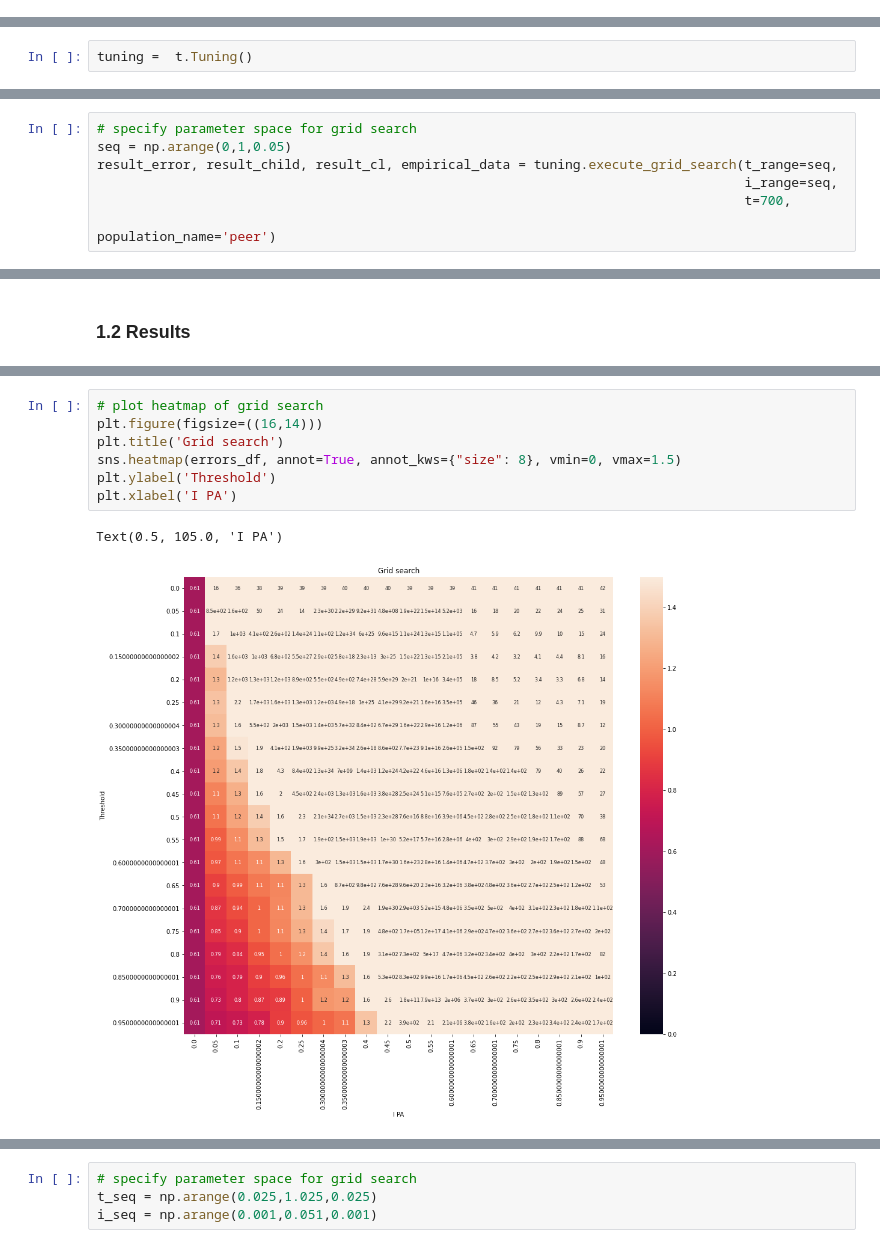
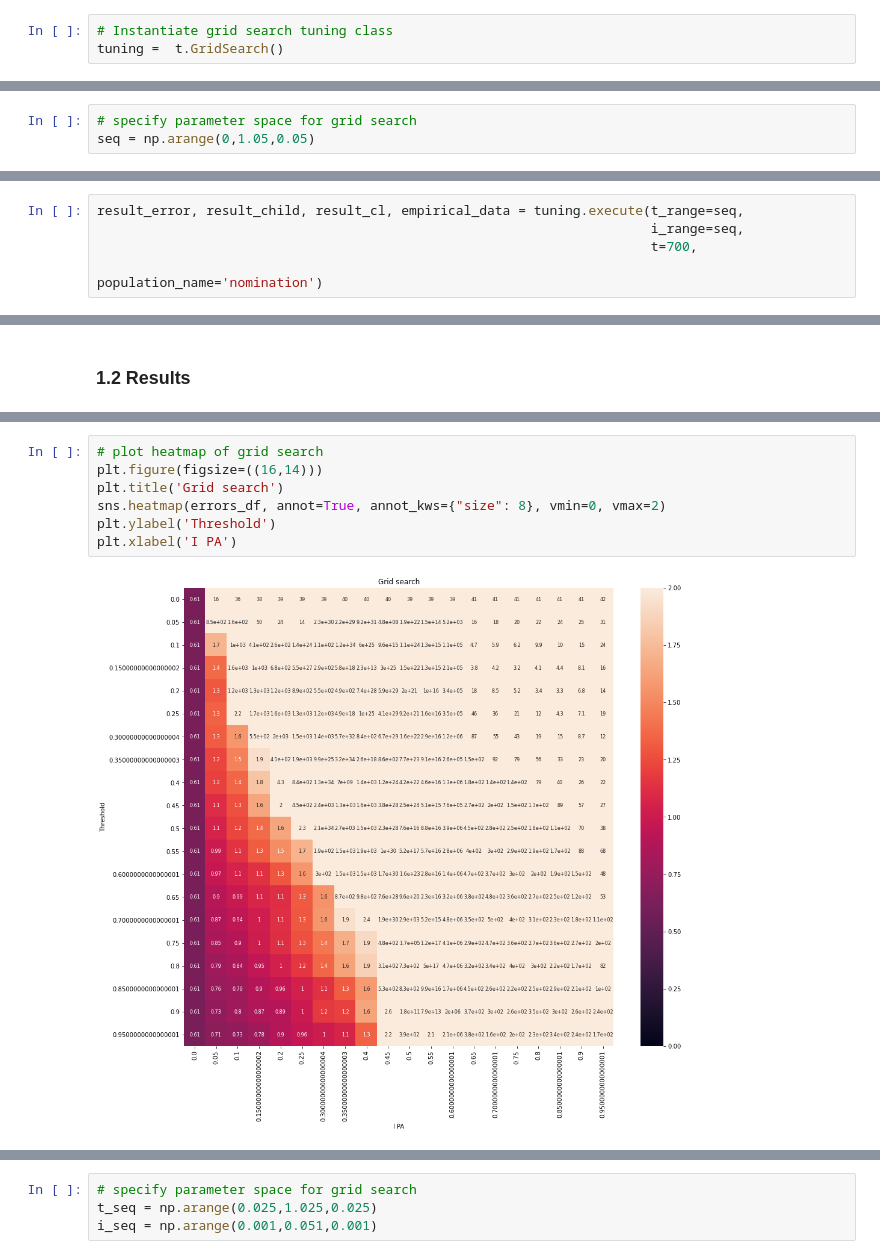
Before and after one commit to MovezNetwork/ABM-PA, a Jupyter notebook: notebooks/tuning_nom_network.ipynb, the cells around one changed output, grey strips where cells are left out. Saved outputs shown, nothing was run; the diff lists cells and outputs as text.

Commit message:
update notebooks and tuning code

```diff
--- a/notebooks/tuning_nom_network.ipynb
+++ b/notebooks/tuning_nom_network.ipynb
@@ -38,7 +25,11 @@ import newsrc.tuning as t
+# %%
+# Instantiate grid search tuning class
+tuning =  t.GridSearch()
 # %% [markdown]
 # Tuning: nominated network
 
 ## 1. Grid search: crude (400 parameter combinations)
-# %%
-tuning =  t.Tuning()
+# %%
+# specify parameter space for grid search
+seq = np.arange(0,1.05,0.05)
 # %% [markdown]
@@ -46,8 +37,6 @@ tuning =  t.Tuning()
 # %%
-# specify parameter space for grid search
-seq = np.arange(0,1,0.05)
-result_error, result_child, result_cl, empirical_data = tuning.execute_grid_search(t_range=seq,
-                                                                                   i_range=seq,
-                                                                                   t=700,
-                                                                                   population_name='peer')
+result_error, result_child, result_cl, empirical_data = tuning.execute(t_range=seq,
+                                                                       i_range=seq,
+                                                                       t=700,
+                                                                       population_name='nomination')
 # %% [output]
@@ -96,10 +85,9 @@ errors_df
 # %%
 # plot heatmap of grid search
 plt.figure(figsize=((16,14)))
 plt.title('Grid search')
-sns.heatmap(errors_df, annot=True, annot_kws={"size": 8}, vmin=0, vmax=1.5)
+sns.heatmap(errors_df, annot=True, annot_kws={"size": 8}, vmin=0, vmax=2)
 plt.ylabel('Threshold')
 plt.xlabel('I PA')
 # %% [output]
-Text(0.5, 105.0, 'I PA')
-[figure, old version]
+[figure, new version]
```
Also changed, not shown: parts of 11 cells of this notebook, 11 other files.
